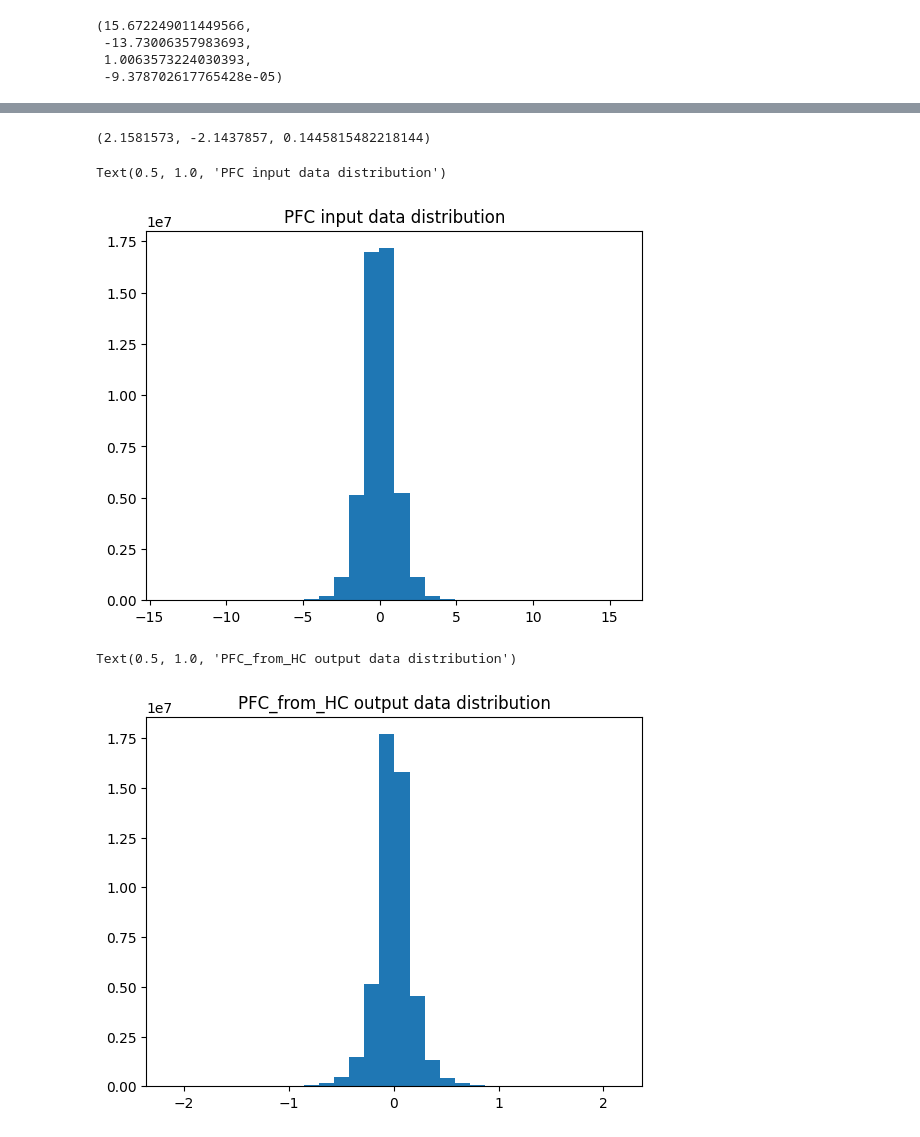
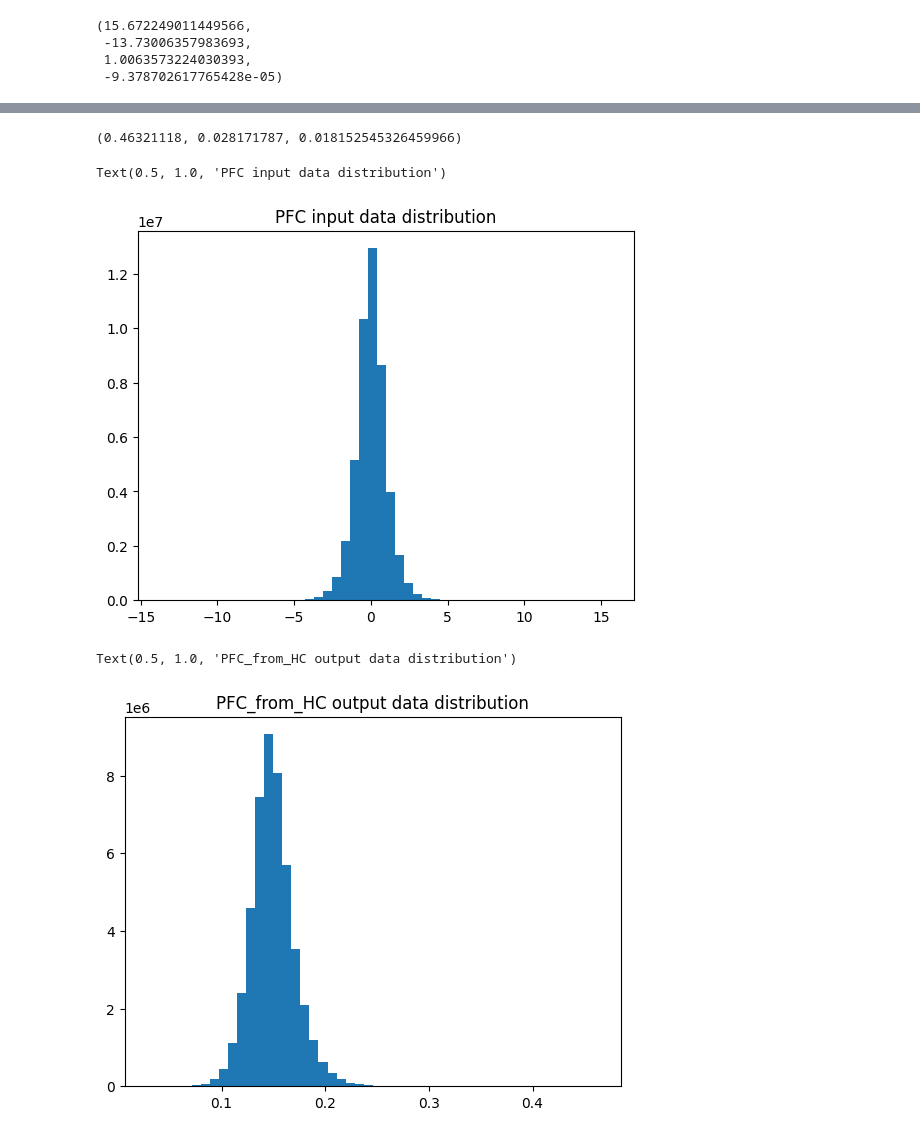
Before and after one commit to draeloslab/mm-vae, a Jupyter notebook: examine_reconstructions.ipynb, the cells around one changed output, grey strips where cells are left out. Cells and saved outputs as stored; diff of their text form; code cells hidden in the pictures.

```diff
--- a/examine_reconstructions.ipynb
+++ b/examine_reconstructions.ipynb
@@ -3,5 +5,9 @@ import pandas as pd
 import numpy as np
 import matplotlib.pyplot as plt
+# %%
+output_path = '/home/rachel/Desktop/mm-vae results/multiregion_adbxd_cr/test_fixed_cgmvae_1000epochs'
+epoch = 1000
+dataset_abbrev =  ['HC', 'PFC']
 # %%
 input_data = pd.read_csv('/home/rachel/Desktop/mm-vae data/multiregion_adbxd_cr/hc_pfc_adbxd_paired_30perc.csv')
 input_data
@@ -66,7 +40,7 @@ np.max(input_data.iloc[:, 4842+10:-11]), np.min(input_data.iloc[:, 4842+10:-11])
  1.0063573224030393,
  -9.378702617765428e-05)
 # %%
-PFC_from_HC = pd.read_csv('/home/rachel/Desktop/mm-vae results/multiregion_adbxd_cr/cvae_singlegaussian_30perc/reconPFC_epoch25_vaeHC.csv')
+PFC_from_HC = pd.read_csv(os.path.join(output_path, f'recon{dataset_abbrev[1]}_epoch{epoch}_vae{dataset_abbrev[0]}.csv'))
 PFC_from_HC
 # %% [output]
 |  | 0 | 1 | 2 | 3 | 4 | 5 | 6 | 7 | 8 | 9 | ... | ... |
@@ -85,17 +75,17 @@ PFC_from_HC
 # %%
 np.max(PFC_from_HC.iloc[:, :4842]), np.min(PFC_from_HC.iloc[:, :4842]), np.std(PFC_from_HC.iloc[:, :4842]).mean()
 # %% [output]
-(2.1581573, -2.1437857, 0.1445815482218144)
+(0.46321118, 0.028171787, 0.018152545326459966)
 # %%
-plt.hist(input_data.iloc[:, 4842+10:-11].values.flatten(), bins=30)
+plt.hist(input_data.iloc[:, 4842+10:-11].values.flatten(), bins=50)
 plt.title('PFC input data distribution')
 # %% [output]
 Text(0.5, 1.0, 'PFC input data distribution')
-[figure, old version]
+[figure, new version]
 # %%
-plt.hist(PFC_from_HC.iloc[:, :4850].values.flatten(), bins=30)
+plt.hist(PFC_from_HC.iloc[:, :4850].values.flatten(), bins=50)
 plt.title('PFC_from_HC output data distribution')
 # %% [output]
 Text(0.5, 1.0, 'PFC_from_HC output data distribution')
-[figure, old version]
+[figure, new version]
 # %%
```
Also changed, not shown: parts of 34 cells of this notebook, 21 other files.
